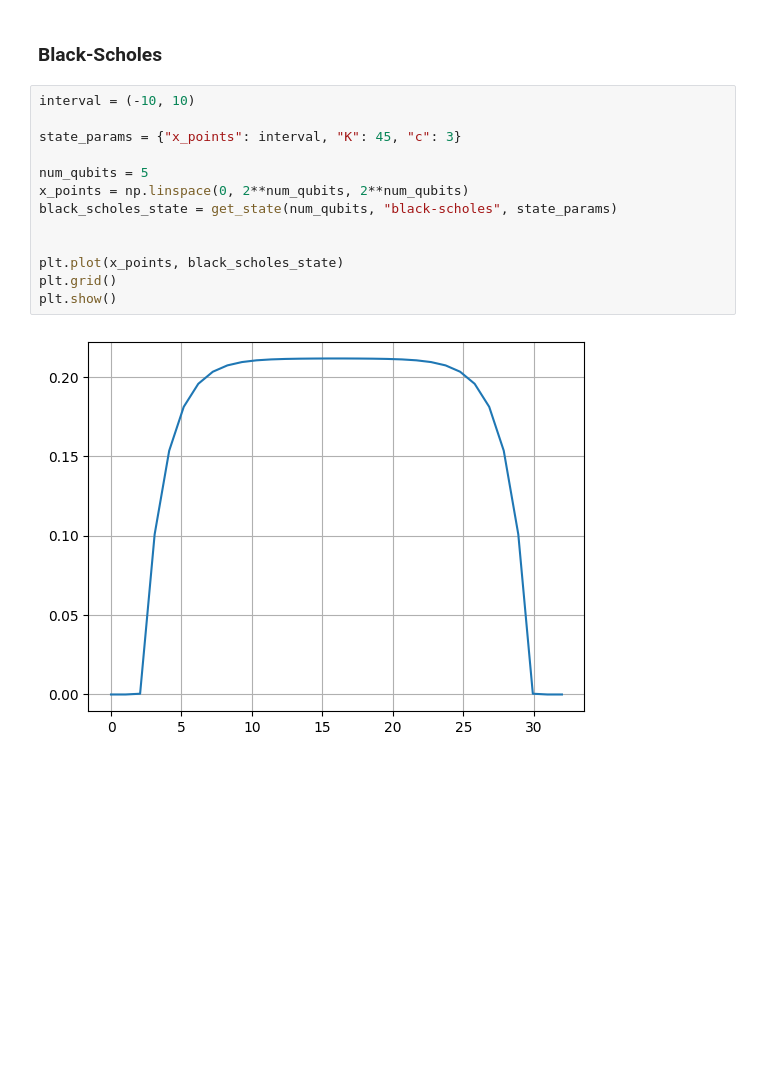
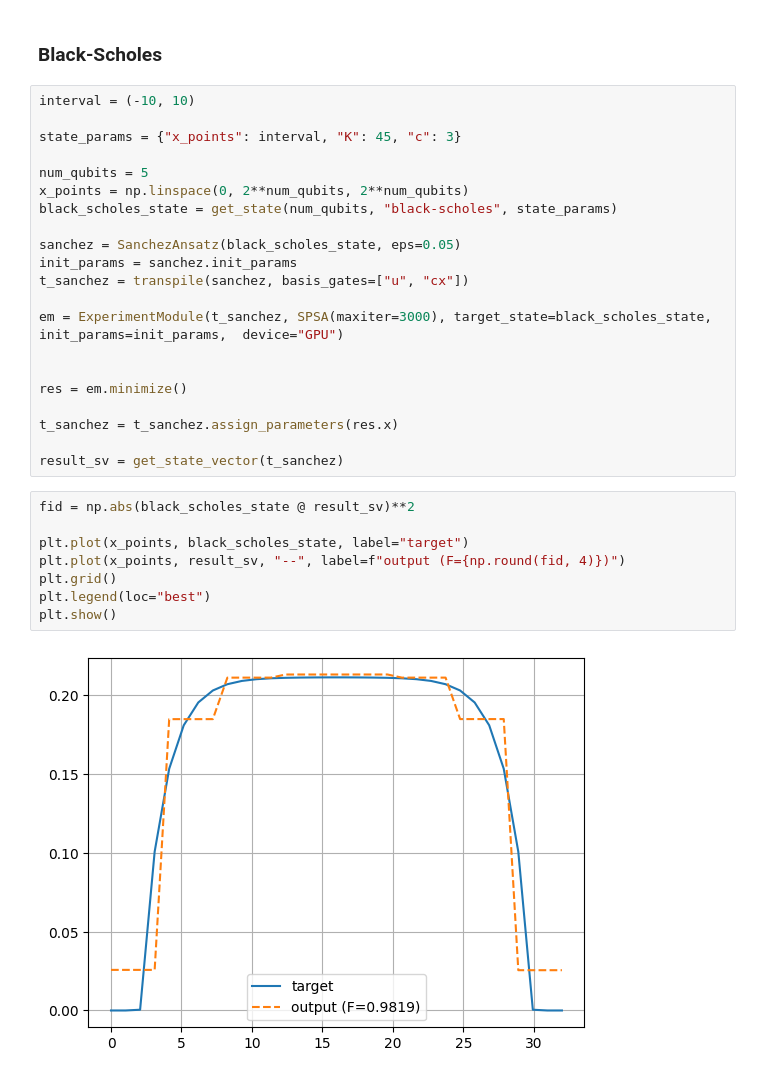
Before and after one commit to IsmaelCesar/sanches-modified, a Jupyter notebook: replicates/distributions.ipynb, the cells around one changed output. Saved outputs shown, nothing was run; the diff lists cells and outputs as text; blank space fills up the shorter version.

```diff
--- a/replicates/distributions.ipynb
+++ b/replicates/distributions.ipynb
@@ -72,9 +132,25 @@ num_qubits = 5
 x_points = np.linspace(0, 2**num_qubits, 2**num_qubits)
 black_scholes_state = get_state(num_qubits, "black-scholes", state_params)
 
+sanchez = SanchezAnsatz(black_scholes_state, eps=0.05)
+init_params = sanchez.init_params
+t_sanchez = transpile(sanchez, basis_gates=["u", "cx"])
 
-plt.plot(x_points, black_scholes_state)
-plt.grid()
-plt.show()
+em = ExperimentModule(t_sanchez, SPSA(maxiter=3000), target_state=black_scholes_state, init_params=init_params,  device="GPU")
+
+
+res = em.minimize()
+
+t_sanchez = t_sanchez.assign_parameters(res.x)
+
+result_sv = get_state_vector(t_sanchez)
-# %% [output]
-[figure, removed]
+# %%
+fid = np.abs(black_scholes_state @ result_sv)**2
+
+plt.plot(x_points, black_scholes_state, label="target")
+plt.plot(x_points, result_sv, "--", label=f"output (F={np.round(fid, 4)})")
+plt.grid()
+plt.legend(loc="best")
+plt.show()
+# %% [output]
+[figure, added]
```
Also changed, not shown: parts of 4 cells of this notebook.
